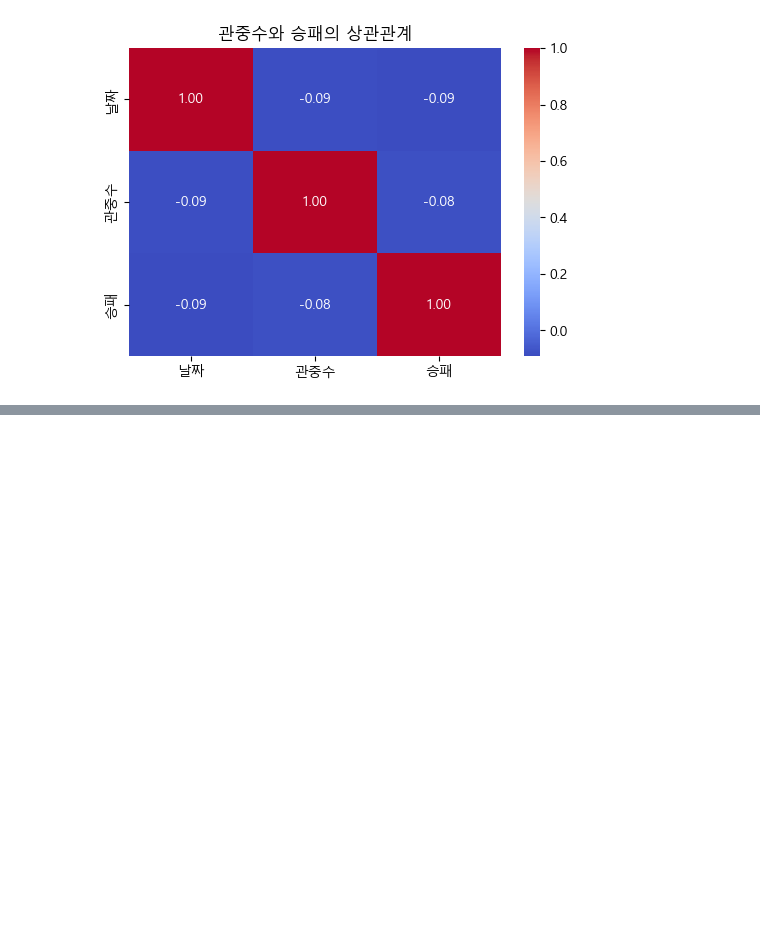
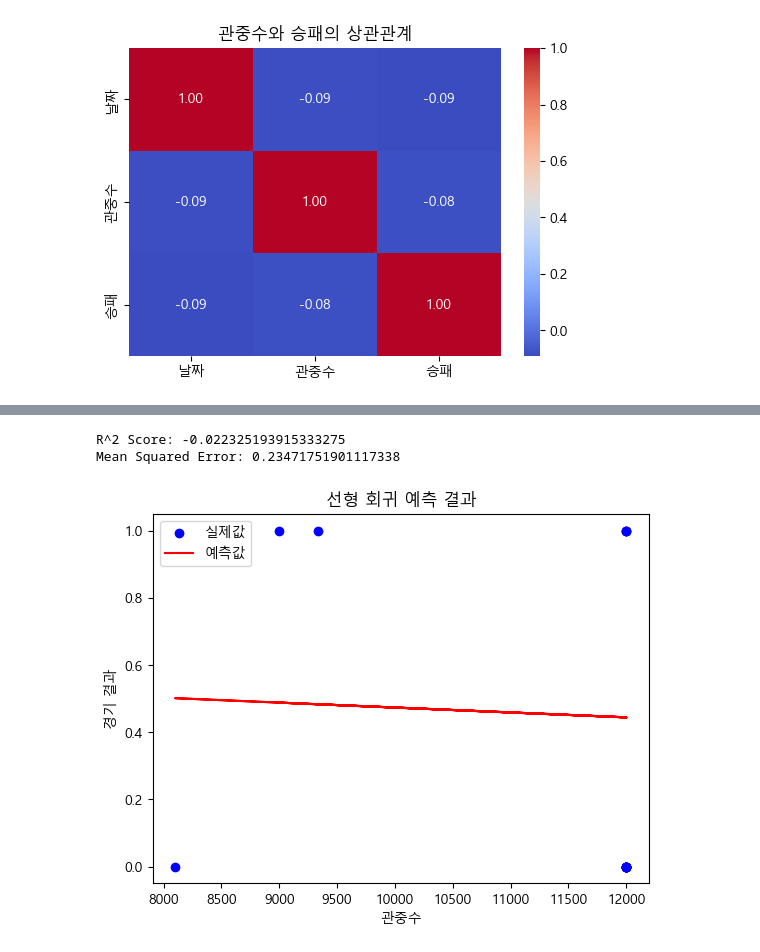
Before and after one commit to jinhyeongkim1/dear_eagles, a Jupyter notebook: Correlation_F.ipynb, the cells around one changed output, grey strips where cells are left out. Cells and saved outputs as stored; diff of their text form; code cells hidden in the pictures; blank space fills up the shorter version.

```diff
--- a/Correlation_F.ipynb
+++ b/Correlation_F.ipynb
@@ -102,0 +161,42 @@ df.to_csv('data/관중수.csv')
+# %%
+import pandas as pd
+from sklearn.linear_model import LinearRegression
+from sklearn.model_selection import train_test_split
+from sklearn.metrics import mean_squared_error, r2_score
+import matplotlib.pyplot as plt
+
+# 데이터 예시 (df는 이미 로드된 DataFrame이어야 합니다)
+# df = pd.read_csv("your_data.csv")  # 실제 데이터 파일로 교체
+
+# 독립 변수와 종속 변수 정의
+X = df[['관중수']]  # 관중수를 독립 변수로 설정
+y = df['승패']  # 승패를 종속 변수로 설정
+
+# 훈련 데이터와 테스트 데이터로 분리
+X_train, X_test, y_train, y_test = train_test_split(X, y, test_size=0.2, random_state=42)
+
+# 선형 회귀 모델 생성
+model = LinearRegression()
+
+# 모델 학습
+model.fit(X_train, y_train)
+
+# 예측값 생성
+y_pred = model.predict(X_test)
+
+# 모델 평가 (R^2, MSE)
+print("R^2 Score:", r2_score(y_test, y_pred))  # 결정 계수 (모델 설명력)
+print("Mean Squared Error:", mean_squared_error(y_test, y_pred))  # 평균 제곱 오차
+
+# 예측 결과 시각화
+plt.scatter(X_test, y_test, color='blue', label='실제값')  # 실제 데이터 포인트
+plt.plot(X_test, y_pred, color='red', label='예측값')  # 예측된 직선
+plt.xlabel('관중수')
+plt.ylabel('경기 결과')
+plt.title('선형 회귀 예측 결과')
+plt.legend()
+plt.show()
+# %% [output]
+R^2 Score: -0.022325193915333275
+Mean Squared Error: 0.23471751901117338
+[figure, added]
```
Also changed, not shown: parts of 5 cells of this notebook.
